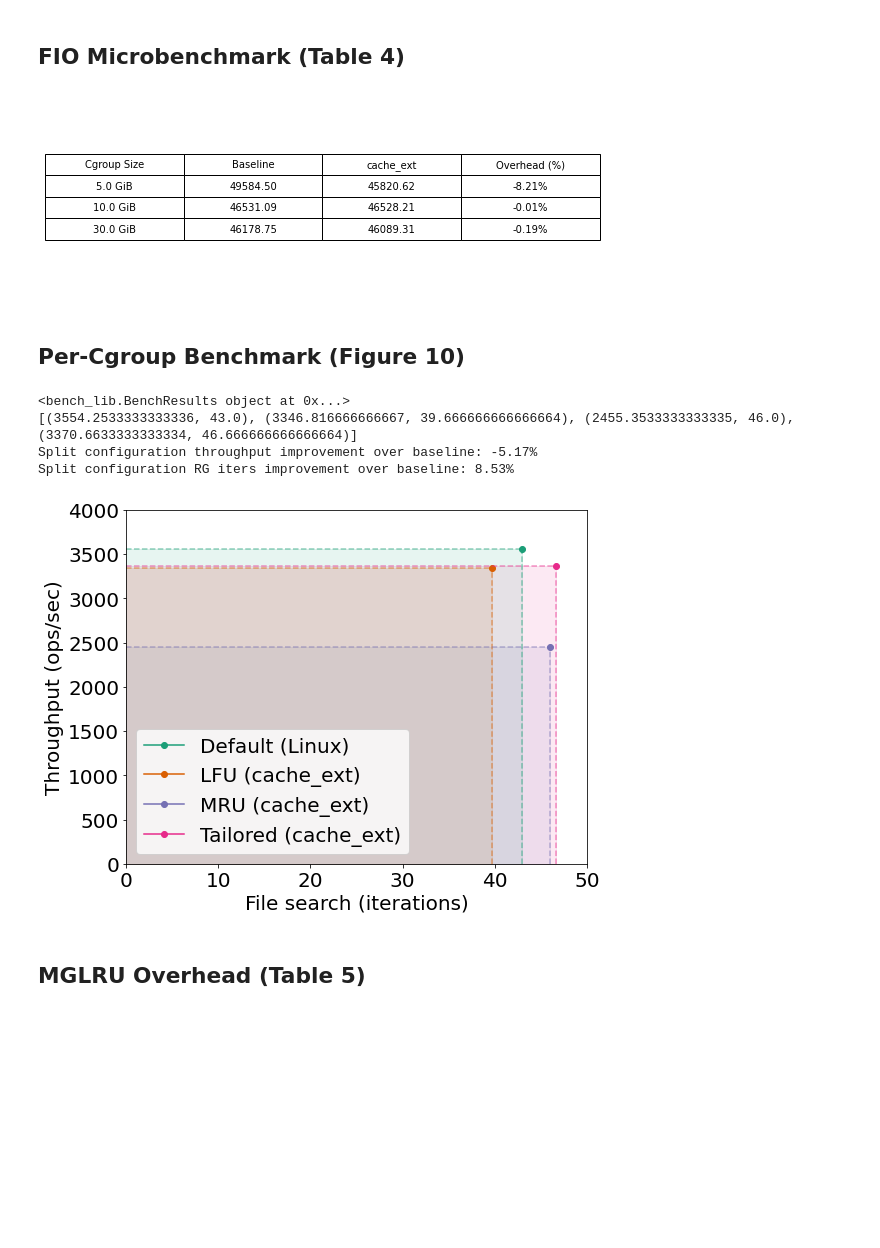
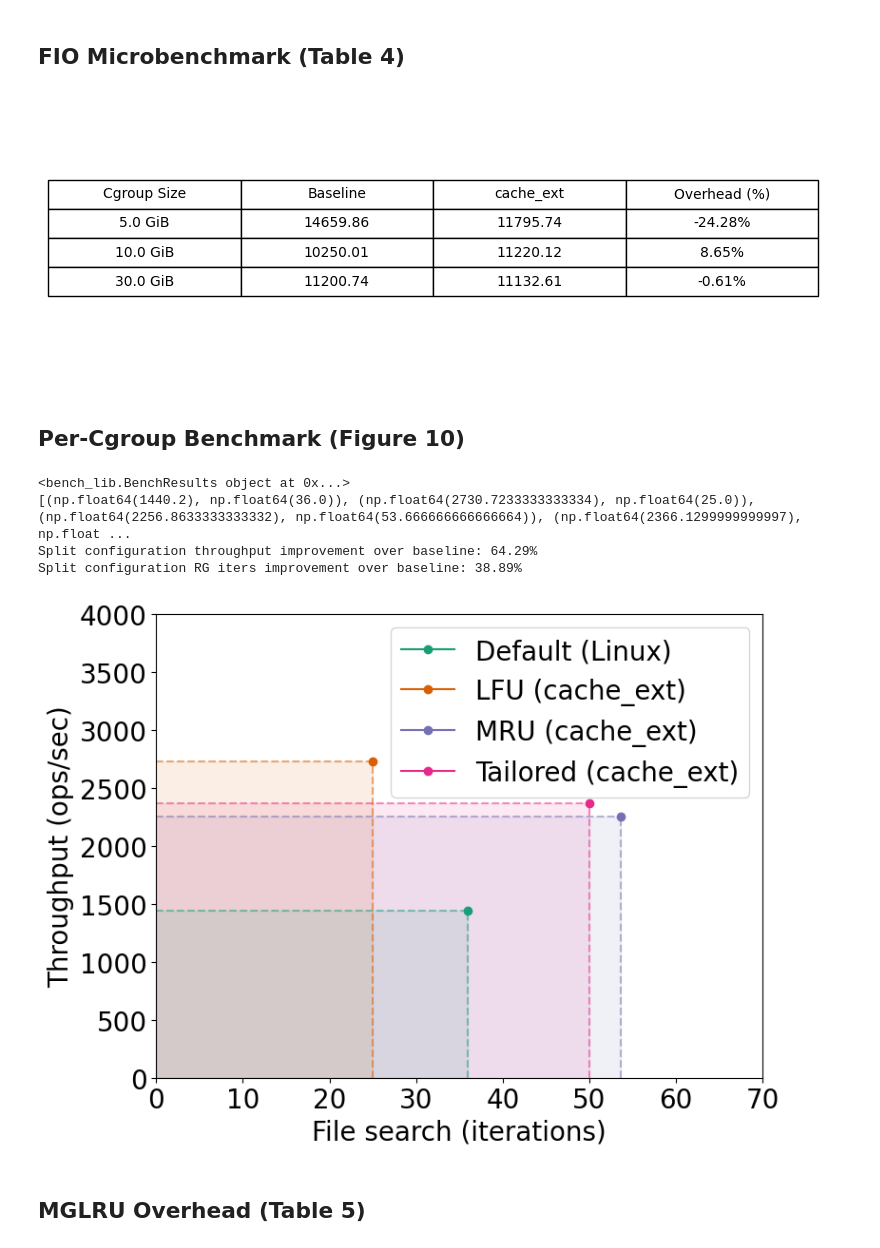
Before and after one commit to Patrick-Pataky/damon_cache_ext, a Jupyter notebook: bench/bench_plot.ipynb, the cells around one changed output. Cells and saved outputs as stored; diff of their text form; code cells hidden in the pictures; blank space fills up the shorter version.

Commit message:
Runnning the bench_plot another time

```diff
--- a/bench/bench_plot.ipynb
+++ b/bench/bench_plot.ipynb
@@ -21,7 +21,7 @@ importlib.reload(plot_lib)
 GiB = 2**30
 
 SYS_NAME = "cache_ext"
-RESULTS_DIR = "../results/2025_11_13_08h27m52/"
+RESULTS_DIR = "../results/cache_ext_mon_pc/2025_11_18_06h46m31/"
 FIGURES_DIR = "../figures/"
 POLICY_DIR = "../policies/"
 # %% [output]
@@ -1069,7 +1086,7 @@ df.to_latex(
     label="tab:eval-cpu-overhead",
 )
 # %% [output]
-[figure, old version]
+[figure, new version]
 # %% [markdown]
 ## Per-Cgroup Benchmark (Figure 10)
 # %%
@@ -1151,7 +1168,7 @@ for i in range(len(results) - 1, -1, -1):
     )
 
 # Set x-axis and y-axis to start at 0
-ax.set_xlim(left=0, right=50)
+ax.set_xlim(left=0, right=70)
 ax.set_ylim(bottom=0, top=4000)
 
 # Set tick fontsize
@@ -1159,37 +1176,37 @@ ax.tick_params(axis="both", which="major", labelsize=20)
 
 # Add labels
 ax.set_xlabel("File search (iterations)", fontsize=20)
 ax.set_ylabel("Throughput (ops/sec)", fontsize=20)
 
 # Add a legend
-ax.legend(loc="best", fontsize=20)
+ax.legend(loc="upper right", fontsize=20)
 
 # Save to PDF
 plt.tight_layout()
 plt.savefig(FIGURES_DIR + "per_cgroup.pdf")
 
 # Print percent improvement of split configuration over baseline
 baseline_throughput = avg_throughputs_and_iters[0][0]
 split_throughput = avg_throughputs_and_iters[3][0]
 improvement = (split_throughput - baseline_throughput) / baseline_throughput * 100
 print(f"Split configuration throughput improvement over baseline: {improvement:.2f}%")
 
 baseline_iters = avg_throughputs_and_iters[0][1]
 split_iters = avg_throughputs_and_iters[3][1]
 improvement = (split_iters - baseline_iters) / baseline_iters * 100
 print(f"Split configuration RG iters improvement over baseline: {improvement:.2f}%")
 
 # add_config_field(baseline_results, "type", 1)
 # add_config_field(both_lfu_results, "type", 2)
 # add_config_field(both_mru_results, "type", 3)
 # add_config_field(split_results, "type", 4)
 
 # results = baseline_results + both_lfu_results + both_mru_results + split_results
 # %% [output]
 <bench_lib.BenchResults object at 0x...>
-[(3554.2533333333336, 43.0), (3346.816666666667, 39.666666666666664), (2455.3533333333335, 46.0), (3370.6633333333334, 46.666666666666664)]
-Split configuration throughput improvement over baseline: -5.17%
-Split configuration RG iters improvement over baseline: 8.53%
+[(np.float64(1440.2), np.float64(36.0)), (np.float64(2730.7233333333334), np.float64(25.0)), (np.float64(2256.8633333333332), np.float64(53.666666666666664)), (np.float64(2366.1299999999997), np.float ...
+Split configuration throughput improvement over baseline: 64.29%
+Split configuration RG iters improvement over baseline: 38.89%
-[figure, old version]
+[figure, new version]
 # %% [markdown]
 ## MGLRU Overhead (Table 5)
```
Also changed, not shown: parts of 7 cells of this notebook.
